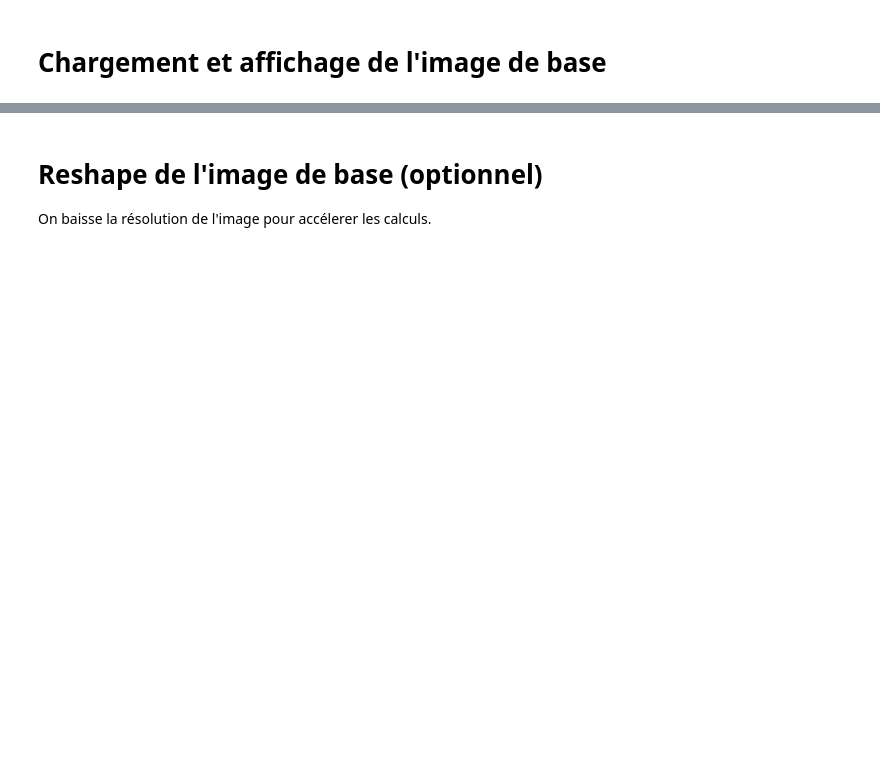
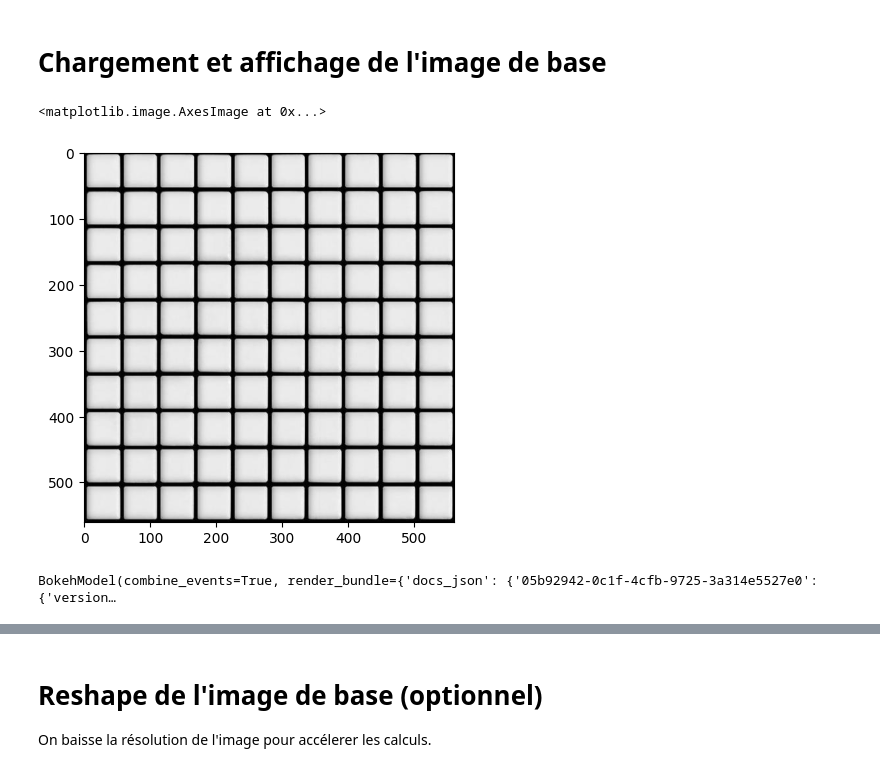
Before and after one commit to marcaureledebort/Projet-Image-5A, a Jupyter notebook: Notebook_débruitage.ipynb, the cells around one changed output, grey strips where cells are left out. Drawn from its saved outputs; the diff is of its cells as text; code cells hidden in the pictures; blank space fills up the shorter version.

```diff
--- a/Notebook_débruitage.ipynb
+++ b/Notebook_débruitage.ipynb
@@ -20,15 +25,6 @@ from PIL import Image
 # Chargement et affichage de l'image de base
 # %%
 !unzip images.zip
-# %%
-#chemin_image =  "/content/margot_pdp.jpg"
-#chemin_image =  "/content/teckel2.jpg"
-#chemin_image = "/content/carrelage.jpg"
-chemin_image = "./lena.jpg"
-image = Image.open(chemin_image)
-image_nbw = image.convert("L")
-image_nbw.save(chemin_image)
-image
 # %%
 def chargeData(name):
     if name == 'lena' :
@@ -47,10 +43,17 @@ def PSNR(image1, image2, peak=255):
     mse = MSE(image1,image2)
     psnr = 10*np.log10(peak**2/mse)
     return psnr
+# %%
+plt.imshow(image,cmap='gray')
+# %% [output]
+<matplotlib.image.AxesImage at 0x...>
+[figure, added]
 # %%
-image=chargeData('lena')
+image=chargeData('carrelage')
 imagesRef= {'carrelage' : image}
 options = dict(cmap='gray',xaxis=None,yaxis=None,width=400,height=400,toolbar=None)
 pn.Row(hv.Raster(image).opts(**options))
+# %% [output]
+BokehModel(combine_events=True, render_bundle={'docs_json': {'05b92942-0c1f-4cfb-9725-3a314e5527e0': {'version…
 # %%
 print(f"L'image originale est de taille {np.shape(image)}")
```
Also changed, not shown: parts of 14 cells of this notebook, 1 other file.
